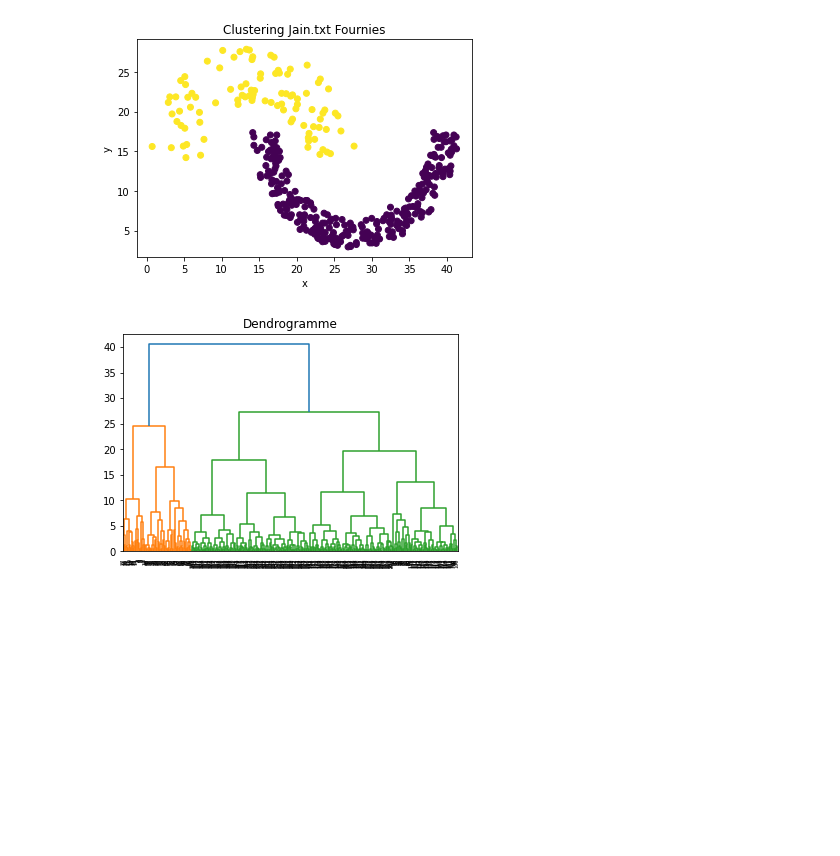
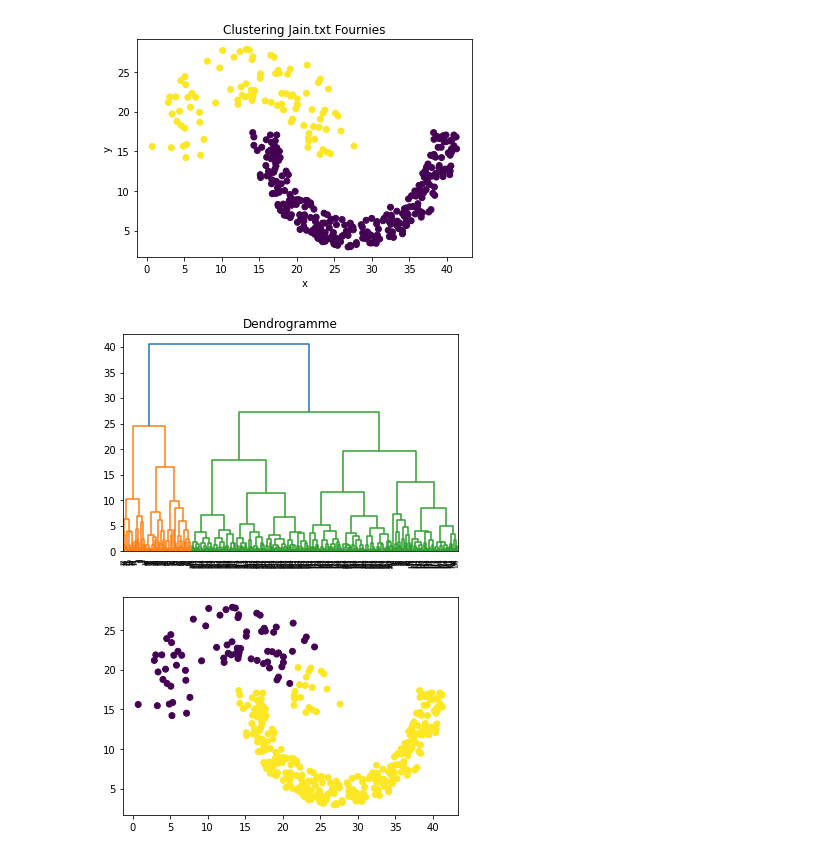
Before and after one commit to EvanEpivent5/odata, a Jupyter notebook: scripts/Hierarchique.ipynb, the cells around one changed output. Drawn from its saved outputs; the diff is of its cells as text; code cells hidden in the pictures; blank space fills up the shorter version.

```diff
--- a/scripts/Hierarchique.ipynb
+++ b/scripts/Hierarchique.ipynb
@@ -24,12 +22,17 @@ plt.show()
 # %% [output]
 [figure]
 # %%
-def hierarchique(data,method,metric):
-    l=linkage(data,method='complete',metric='euclidean')
+def hierarchique(data,method,metric,nb_clusters_max):
+    l=linkage(data,method,metric)
+    f=fcluster(l,criterion='maxclust',t=nb_clusters_max)
+
     d=dendrogram(l)
     plt.title("Dendrogramme")
     plt.show()
+    plt.scatter(data.iloc[:,0],data.iloc[:,1],c=f)
 data=pd.read_csv('../src/jain_out.txt')
-hierarchique(data,'complete','euclidean')
+
+hierarchique(data,'complete','euclidean',2)
 # %% [output]
 [figure]
+[figure, added]
```
Also changed, not shown: parts of 1 cell of this notebook.
